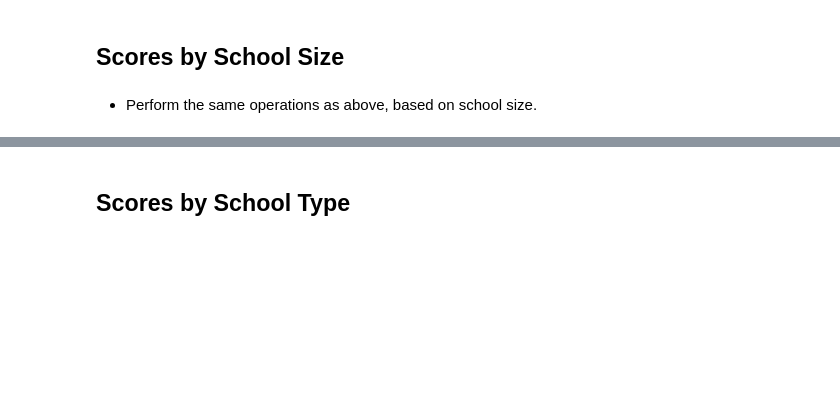
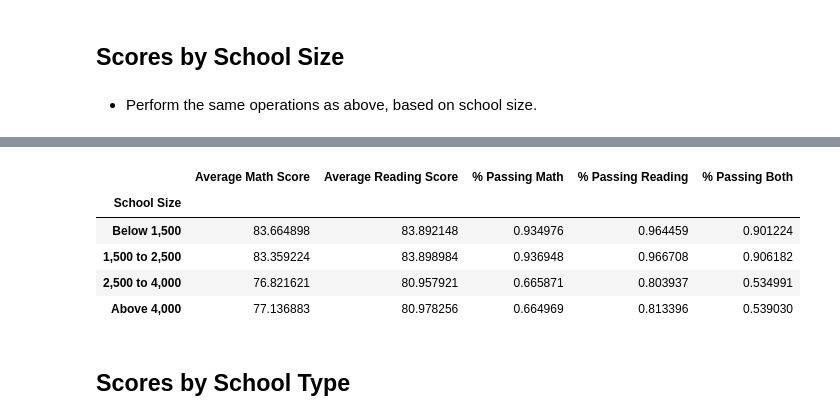
Before and after one commit to ajhibshman/pandas_challenge, a Jupyter notebook: pycityschools/PyCitySchools_starter.ipynb, the cells around one changed output, grey strips where cells are left out. Saved outputs shown, nothing was run; the diff lists cells and outputs as text; code cells hidden in the pictures; blank space fills up the shorter version.

```diff
--- a/pycityschools/PyCitySchools_starter.ipynb
+++ b/pycityschools/PyCitySchools_starter.ipynb
@@ -304,3 +323,29 @@ reading_by_grade.head()
+# %%
+#create bins
+bins = [0, 1500, 2500, 4000, 10000]
+
+# Create the names for the bins
+group_names = ["Below 1,500", "1,500 to 2,500", "2,500 to 4,000", "Above 4,000"]
+
+# bin schools and add column to school summary df
+School_Summary6_df=School_Summary2_df
+School_Summary6_df["School Size"] = pd.cut(School_Summary6_df["Total Students"], bins, labels=group_names, include_lowest=True)
+
+#group by bins
+School_Summary6_df = School_Summary6_df.groupby("School Size")
+School_Size=School_Summary6_df.mean()
+School_Size=School_Size[["Average Math Score","Average Reading Score","% Passing Math","% Passing Reading","% Passing Both"]]
+School_Size
+
+
+#Format
+# %% [output]
+|  | Average Math Score | Average Reading Score | % Passing Math | % Passing Reading | % Passing Both |
+| School Size |  |  |  |  |  |
+| Below 1,500 | 83.664898 | 83.892148 | 0.934976 | 0.964459 | 0.901224 |
+| 1,500 to 2,500 | 83.359224 | 83.898984 | 0.936948 | 0.966708 | 0.906182 |
+| 2,500 to 4,000 | 76.821621 | 80.957921 | 0.665871 | 0.803937 | 0.534991 |
+| Above 4,000 | 77.136883 | 80.978256 | 0.664969 | 0.813396 | 0.539030 |
 # %% [markdown]
 ## Scores by School Type
 # %% [markdown]
```
Also changed, not shown: parts of 8 cells of this notebook.
